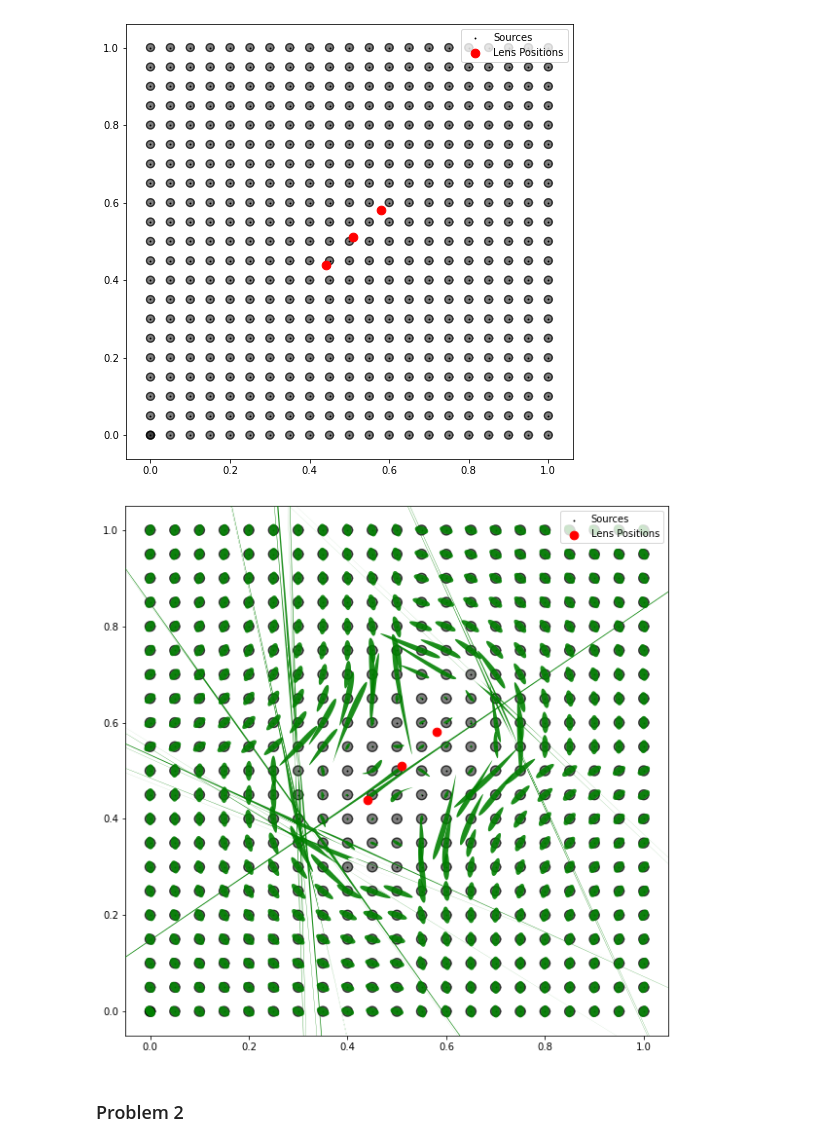
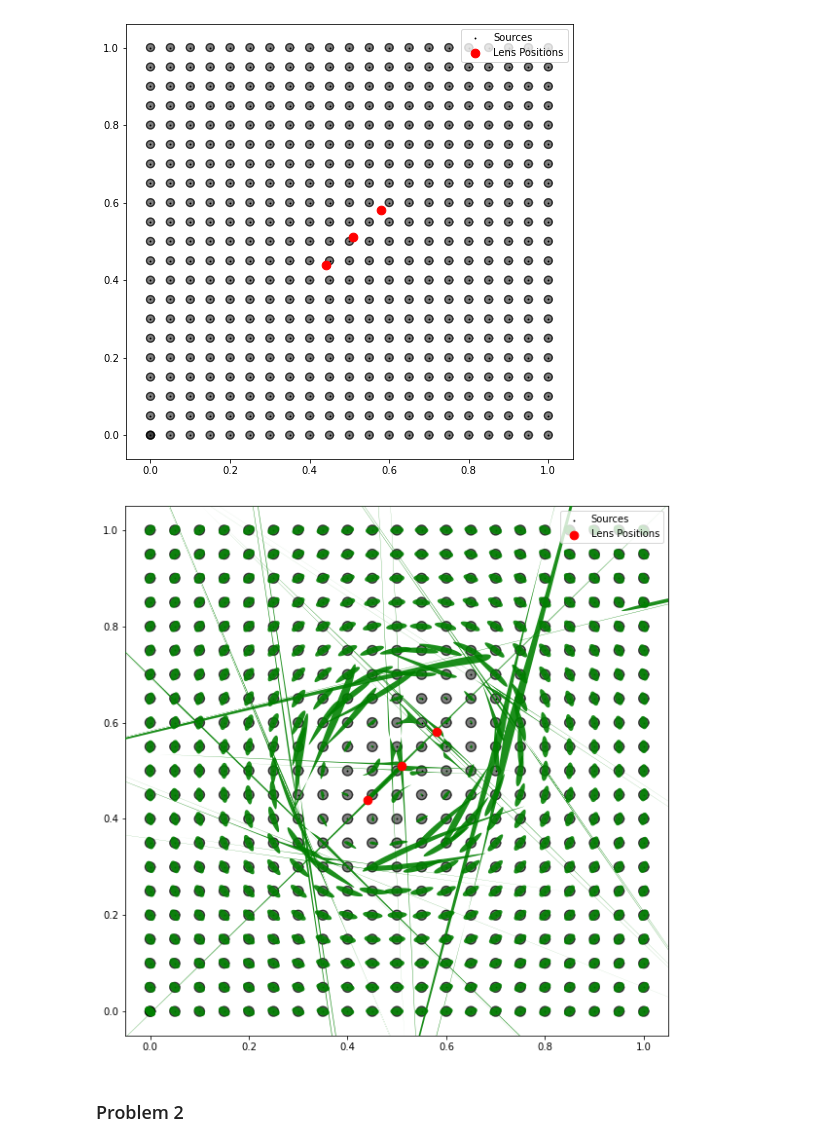
Before and after one commit to tylerbarna/AST8110, a Jupyter notebook: pset06/pset06.ipynb, the cells around one changed output. Saved outputs shown, nothing was run; the diff lists cells and outputs as text; code cells hidden in the pictures.

```diff
--- a/pset06/pset06.ipynb
+++ b/pset06/pset06.ipynb
@@ -151,7 +161,7 @@ def R(source):
     """
     xy = [np.array(source) - lens for lens in lens_xy]
     #xy = np.sum([np.array(source) - lens for lens in lens_xy],axis=0)
-    radii = [norm(item) for item in xy]
+    radii = np.array([norm(item) for item in xy])
     #radii = np.array([np.sum([norm(item) for item in xy])])
     #print(radii)
     return  radii
@@ -160,7 +170,7 @@ def gamma(source):
     """
     Calculates the gamma value at a given source position
     """
-    xy = np.abs(source - lens_xy)
+    xy = source - lens_xy
     #print(xy)
     gamma1 = np.array([b* (xy[1]**2 - xy[0]**2)/(2* rad **3) for xy,rad in zip(xy,R(source))]).sum()
     gamma2 = np.array([- b * xy[0] * xy[1] / (rad **3) for xy,rad in zip(xy,R(source))]).sum()
@@ -170,49 +180,51 @@ def kappa(source):
     """
     Calculates the kappa value at a given source position
     """
-    kap = np.array([b/(2*rad) for rad in R(source)]).sum()
+    kap = np.array([b/(2*rad+1e-6) for rad in R(source)]).sum()
     return kap
 
 def shear(source):
     gamma1, gamma2 = gamma(source)
-    g1 = gamma1 / (1 - kappa(source))
-    g2 = gamma2 / (1 - kappa(source))
+    g1 = gamma1 / (1 - kappa(source)+1e-6)
+    g2 = gamma2 / (1 - kappa(source)+1e-6)
     return g1, g2
 
 def plot_shear(x, y):
     g1, g2 = shear([x,y])
+    g = np.sqrt(g1**2 + g2**2)
     t = np.linspace(0, 2*np.pi, 100)
     source = np.array([sr * np.cos(t), sr * np.sin(t)])
     trans_matrix = lambda g1, g2: np.array([[1-g1, -g2],
                                             [-g2, 1+g1]])
     image = np.zeros((2,source.shape[1]))
 
-    if x <= 0.51 and y <= 0.51 or x >= 0.51 and y >= 0.51:
-        angle = 270
-    else:
-        angle = 90
-    rot_matrix = np.array([[np.cos(angle), -np.sin(angle)],
-                           [np.sin(angle), np.cos(angle)]])
-
+    # if x <= 0.51 and y <= 0.51 or x >= 0.51 and y >= 0.51:
+    #     angle = 270
+    # else:
+    #     angle = 90
+    rot_matrix = lambda angle: np.array([[np.cos(angle), -np.sin(angle)],
+                                         [np.sin(angle), np.cos(angle)]])
+    angle = 0 #0.5 * np.arctan(g2/(g1+1e-6))
     for i in range(source.shape[1]):
         g1, g2 = shear([x+source[0,i],y+source[0,i]])
+        #angle = 0.5 * np.arctan(g2/(g1+1e-6)) + 180
         image[:,i] = np.dot(inv(trans_matrix(g1,g2)),source[:,i])
-        image[:,i] = np.dot(rot_matrix,image[:,i])
+        image[:,i] = np.dot(rot_matrix(angle),image[:,i])
     x1, y1 = x + image[0,:], y + image[1,:]
     ax.fill(x1, y1, color="g", alpha=0.89, fill=True, zorder=100, lw=0)
 plot_shear = np.vectorize(plot_shear)
 
 fig, ax = plt.subplots(figsize=(10,10),facecolor="w")
 ax.scatter(xx, yy,  color="k",s=0.8, label="Sources");
 ps(xx,yy) ## plot the original source positions
 plot_shear(xx,yy) ## plot the shear
 ax.scatter(lens_xy[:,0], lens_xy[:,1], color="r", s=75, label="Lens Positions",zorder=1000); ## plot the lens positions
 ax.set_xlim(-0.05,1.05); ax.set_ylim(-0.05,1.05)
 
 ax.legend(loc="upper right").set_zorder(1001)
 plt.show();
 # %% [output]
-[figure, old version]
+[figure, new version]
 # %% [markdown]
 ### Problem 2
 # %% [markdown]
```
Also changed, not shown: parts of 1 cell of this notebook.
